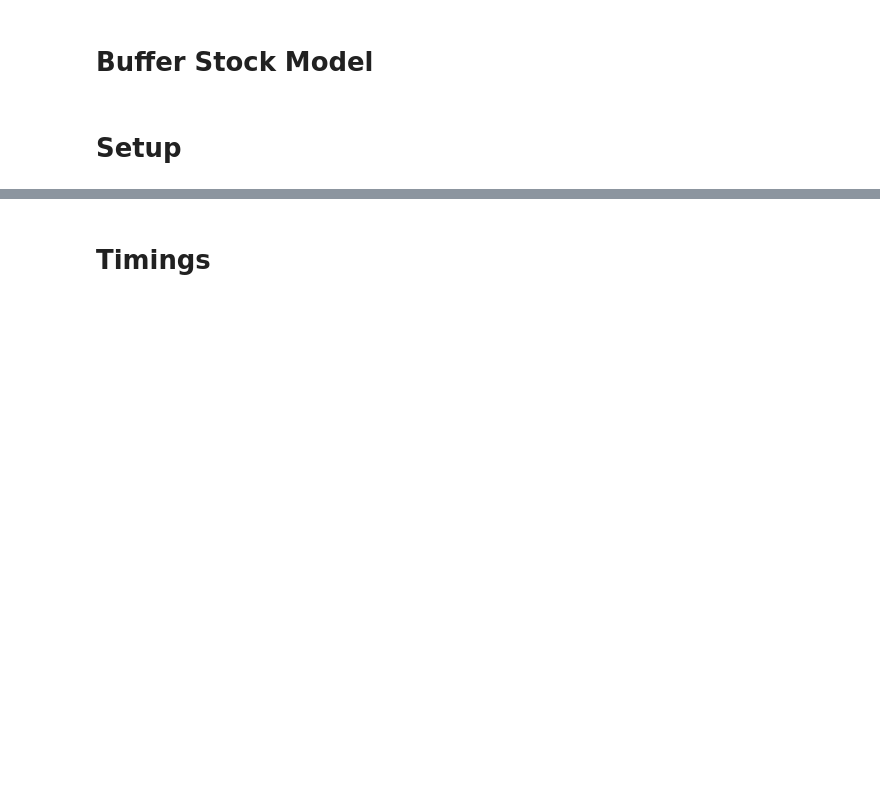
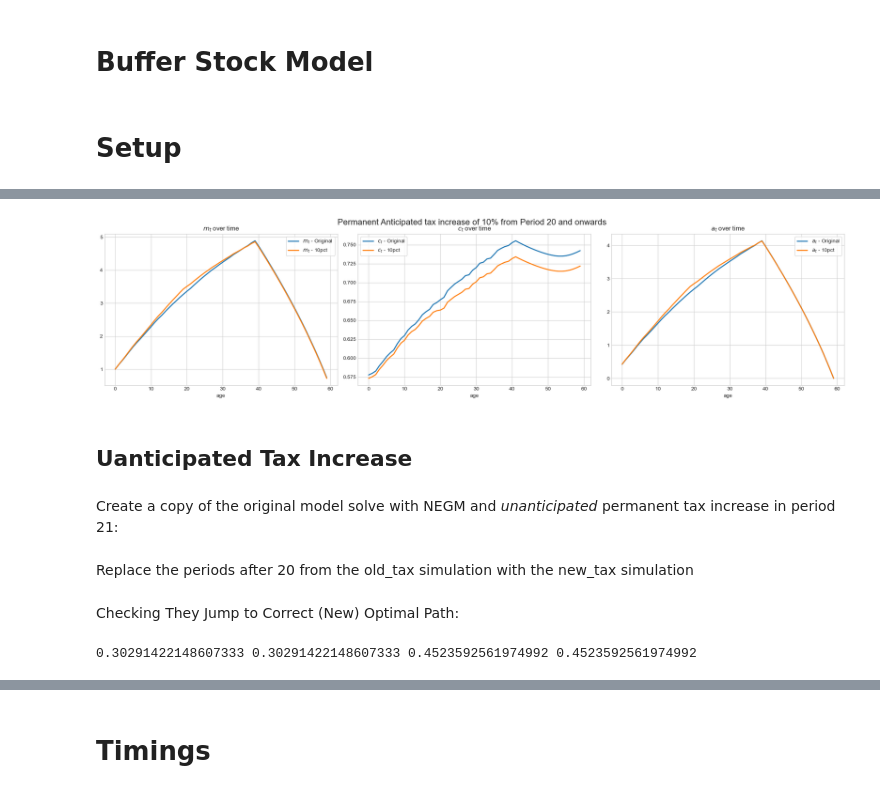
Before and after one commit to HansChristianPOLIT/LostInOptimization, a Jupyter notebook: Jeppe/01. BufferStockModel/01. BufferStockModel.ipynb, the cells around one changed output, grey strips where cells are left out. Cells and saved outputs as stored; diff of their text form; code cells hidden in the pictures; blank space fills up the shorter version.

```diff
--- a/Jeppe/01. BufferStockModel/01. BufferStockModel.ipynb
+++ b/Jeppe/01. BufferStockModel/01. BufferStockModel.ipynb
@@ -319,0 +178,3 @@ model_loaded.consumption_function_interact()
+# %%
+model_negm_10pct = model_negm.copy()
+model_negm_10pct.par.tax_rate_vec[20:] = model_negm.par.tax_rate_vec[20:]*1.1
@@ -319,0 +216,40 @@ model_loaded.consumption_function_interact()
+# %%
+# a. unpack
+par = model_negm.par
+sim = model_negm.sim
+sim_10pct = model_negm_10pct.sim
+
+simvarlist = [('m','$m_t$'),
+              ('c','$c_t$'),
+              ('a','$a_t$')]
+
+# b. figure
+fig, axs = plt.subplots(1, len(simvarlist), figsize=(20, 5))
+
+# add a title over the entire figure
+fig.suptitle("Permanent Anticipated tax increase of 10% from Period 20 and onwards", fontsize=16)
+
+age = np.arange(par.T)
+
+for i, (simvar,simvarlatex) in enumerate(simvarlist):
+
+    simdata = getattr(sim,simvar+'_rand')
+    simdata_10pct = getattr(sim_10pct,simvar+'_rand')
+    axs[i].plot(age,np.mean(simdata,axis=1),lw=2,label=f'{simvarlatex} - Original')
+    axs[i].plot(age,np.mean(simdata_10pct,axis=1),lw=2,label=f'{simvarlatex} - 10pct')
+
+    axs[i].legend(frameon=True)
+    axs[i].grid(True)
+    axs[i].set_xlabel('age')
+    axs[i].set_title(f'{simvarlatex} over time')
+
+plt.tight_layout()
+# Adjust the layout so that title does not overlap with the top plot
+plt.subplots_adjust(top=0.9)
+plt.show()
+# %% [output]
+[figure, added]
+# %% [markdown]
+## Uanticipated Tax Increase
+# %% [markdown]
+Create a copy of the original model solve with NEGM and *unanticipated* permanent tax increase in period 21:
@@ -319,0 +258,2 @@ model_loaded.consumption_function_interact()
+# %% [markdown]
+Replace the periods after 20 from the old_tax simulation with the new_tax simulation
@@ -319,0 +269,11 @@ model_loaded.consumption_function_interact()
+# %% [markdown]
+Checking They Jump to Correct (New) Optimal Path:
+# %%
+print(
+    model_negm.sim.c_rand[10,0]
+    ,model_unanticipated10pt.sim.c_rand[10,0]
+    ,model_unanticipated10pt.sim.c_rand[30,0]
+    ,model_negm_10pct.sim.c_rand[30,0]
+)
+# %% [output]
+0.30291422148607333 0.30291422148607333 0.4523592561974992 0.4523592561974992
```
Also changed, not shown: parts of 65 cells of this notebook, 1 other file.
